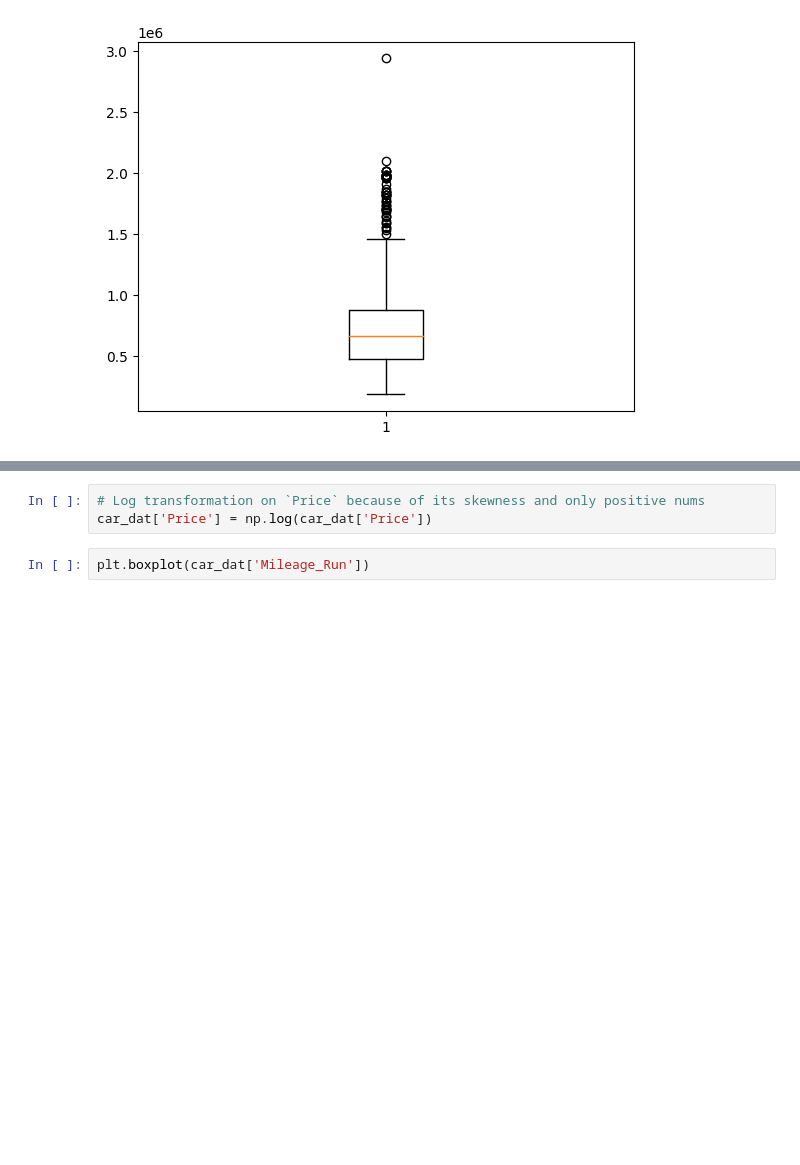
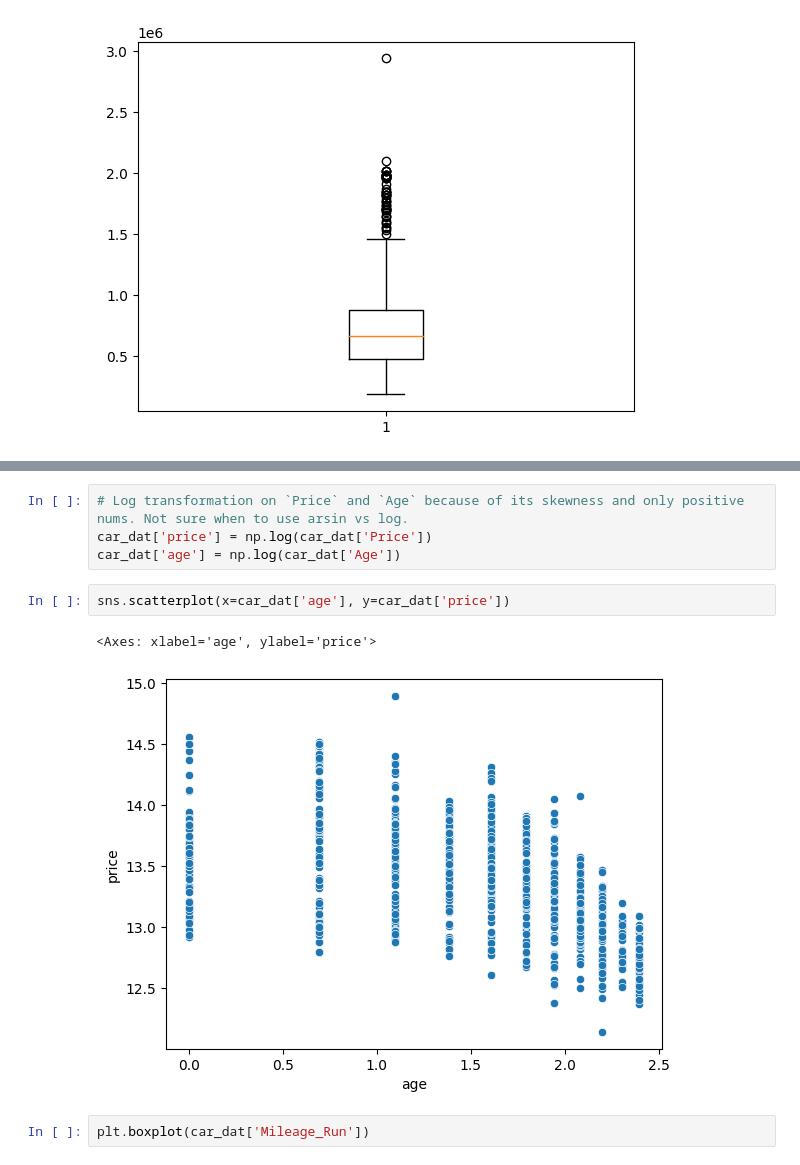
Before and after one commit to Monty-2003/assignment4, a Jupyter notebook: assignment4.ipynb, the cells around one changed output, grey strips where cells are left out. Saved outputs shown, nothing was run; the diff lists cells and outputs as text; blank space fills up the shorter version.

```diff
--- a/assignment4.ipynb
+++ b/assignment4.ipynb
@@ -82,6 +90,12 @@ car_dat['Price'].hist()
 # %%
-# Log transformation on `Price` because of its skewness and only positive nums
-car_dat['Price'] = np.log(car_dat['Price'])
+# Log transformation on `Price` and `Age` because of its skewness and only positive nums. Not sure when to use arsin vs log.
+car_dat['price'] = np.log(car_dat['Price'])
+car_dat['age'] = np.log(car_dat['Age'])
+# %%
+sns.scatterplot(x=car_dat['age'], y=car_dat['price'])
+# %% [output]
+<Axes: xlabel='age', ylabel='price'>
+[figure, added]
 # %%
 plt.boxplot(car_dat['Mileage_Run'])
 # %% [output]
```
Also changed, not shown: parts of 12 cells of this notebook.
